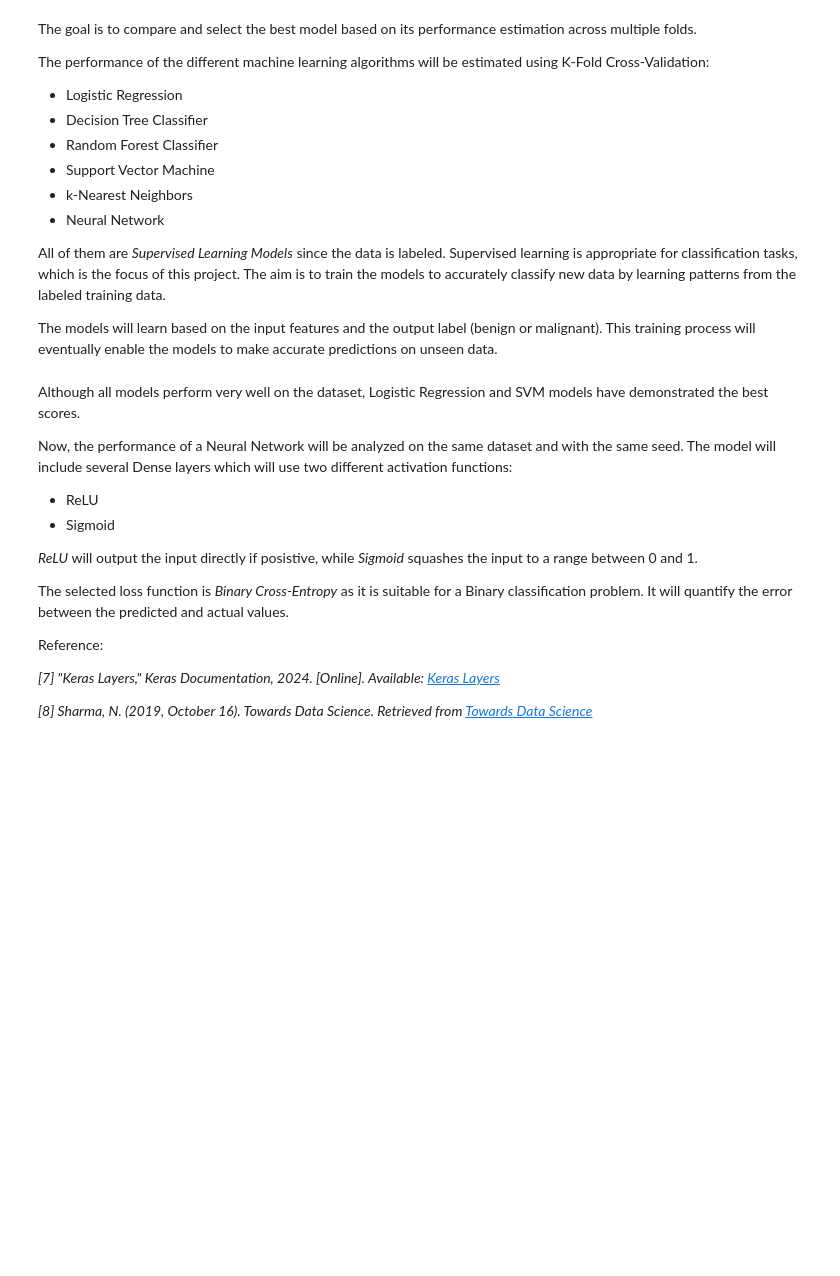
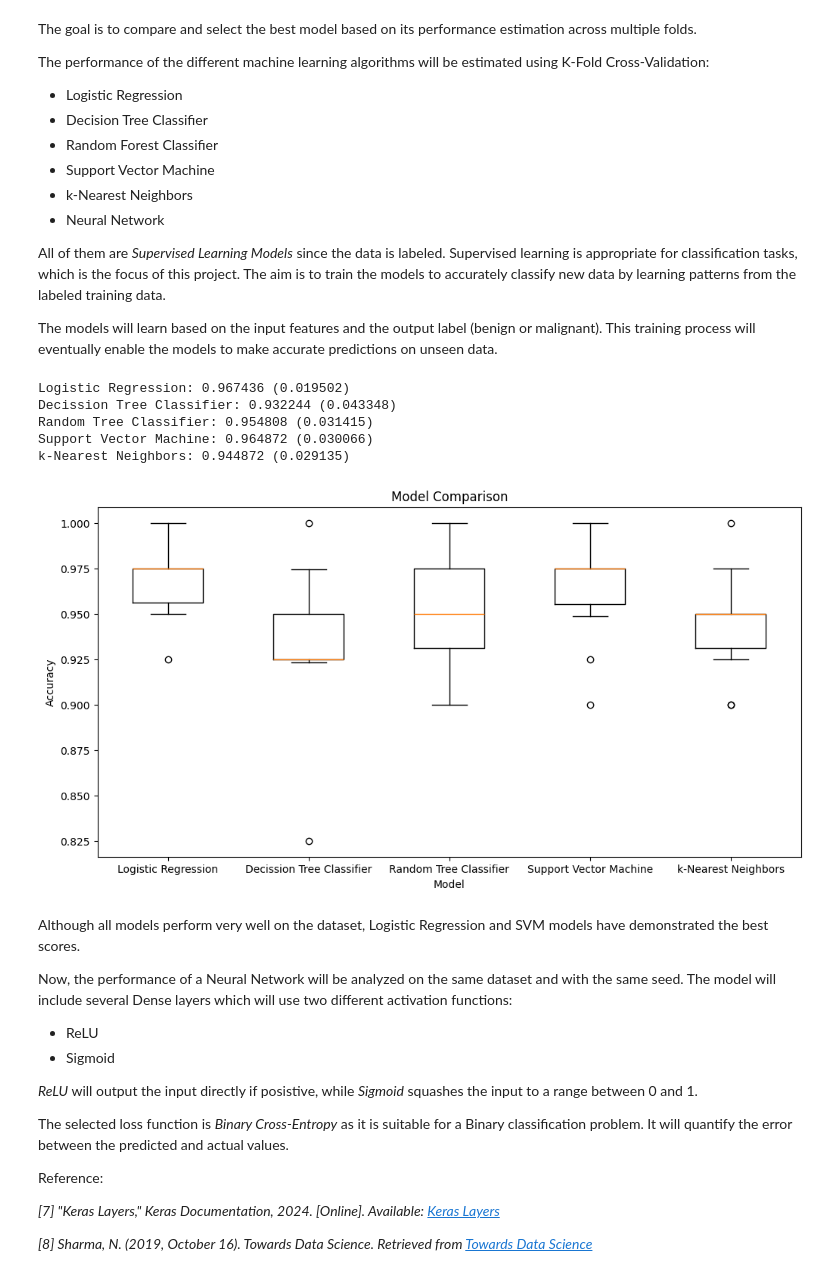
Before and after one commit to aadel7/breast-cancer-ml-model, a Jupyter notebook: AML Coursework.ipynb, the cells around one changed output. Drawn from its saved outputs; the diff is of its cells as text; code cells hidden in the pictures; blank space fills up the shorter version.

```diff
--- a/AML Coursework.ipynb
+++ b/AML Coursework.ipynb
@@ -345,10 +350,10 @@ Logistic Regression model will be trained and evaluated using only the first 5 p
 # %%
+from sklearn.linear_model import LogisticRegression
+
 # Logistic Regression with the first 5 principal components
-X_train_pca_5 = X_train_pca[:, :5]  # Use the first 5 PCs
-X_test_pca_5 = X_test_pca[:, :5]
+model = LogisticRegression(solver='liblinear')
+model.fit(X_train_pca, y_train)
 
-model = LogisticRegression(solver='liblinear')
-model.fit(X_train_pca_5, y_train)
-y_pred_pca_5 = model.predict(X_test_pca_5)
-accuracy_pca_5 = accuracy_score(y_test, y_pred_pca_5)
-print(f"Accuracy with the first 5 PCs: {accuracy_pca_5:.4f}")
+# Evaluate the model using the score method
+accuracy_pca = model.score(X_train_pca, y_train)
+print(f"Accuracy with the first 5 PCs: {accuracy_pca:.4f}")
@@ -375,7 +382,6 @@ All of them are *Supervised Learning Models* since the data is labeled. Supervis
 
 The models will learn based on the input features and the output label (benign or malignant). This training process will eventually enable the models to make accurate predictions on unseen data.
 # %%
-import tensorflow as tf
 from sklearn.linear_model import LogisticRegression
 from sklearn.model_selection import KFold
 from sklearn.model_selection import cross_val_score
@@ -394,39 +400,42 @@ pipeline = Pipeline([
     ('pca', PCA(n_components=5)),
 ])
 
-X_pca = pipeline.fit_transform(X_scaled)
-
-kfold = KFold(n_splits=num_folds, random_state=seed, shuffle=True)
-
 # prepare models
 models = []
 models.append(('Logistic Regression', LogisticRegression(solver='liblinear')))
 models.append(('Decission Tree Classifier', DecisionTreeClassifier()))
 models.append(('Random Tree Classifier', RandomForestClassifier()))
 models.append(('Support Vector Machine', SVC()))
 models.append(('k-Nearest Neighbors', KNeighborsClassifier()))
 
 # evaluate each model in turn
 results = []
 names = []
 scoring = 'accuracy'
 seed = 7
 
 for name, model in models:
    kfold = KFold(n_splits=10, shuffle=True, random_state=seed)
-   cv_results = cross_val_score(model, X_pca, y_numeric, cv=kfold, scoring=scoring)
+   cv_results = cross_val_score(model, X_train_pca, y_train, cv=kfold, scoring=scoring)
    results.append(cv_results)
    names.append(name)
    msg = "%s: %f (%f)" % (name, cv_results.mean(), cv_results.std())
    print(msg)
 
 # Plot the results
 plt.figure(figsize=(12, 6))
 plt.boxplot(results, tick_labels=names)
 plt.title('Model Comparison')
 plt.xlabel('Model')
 plt.ylabel('Accuracy')
 plt.show()
+# %% [output]
+Logistic Regression: 0.967436 (0.019502)
+Decission Tree Classifier: 0.932244 (0.043348)
+Random Tree Classifier: 0.954808 (0.031415)
+Support Vector Machine: 0.964872 (0.030066)
+k-Nearest Neighbors: 0.944872 (0.029135)
+[figure, added]
 # %% [markdown]
 Although all models perform very well on the dataset, Logistic Regression and SVM models have demonstrated the best scores.
 
```
Also changed, not shown: parts of 22 cells of this notebook.
